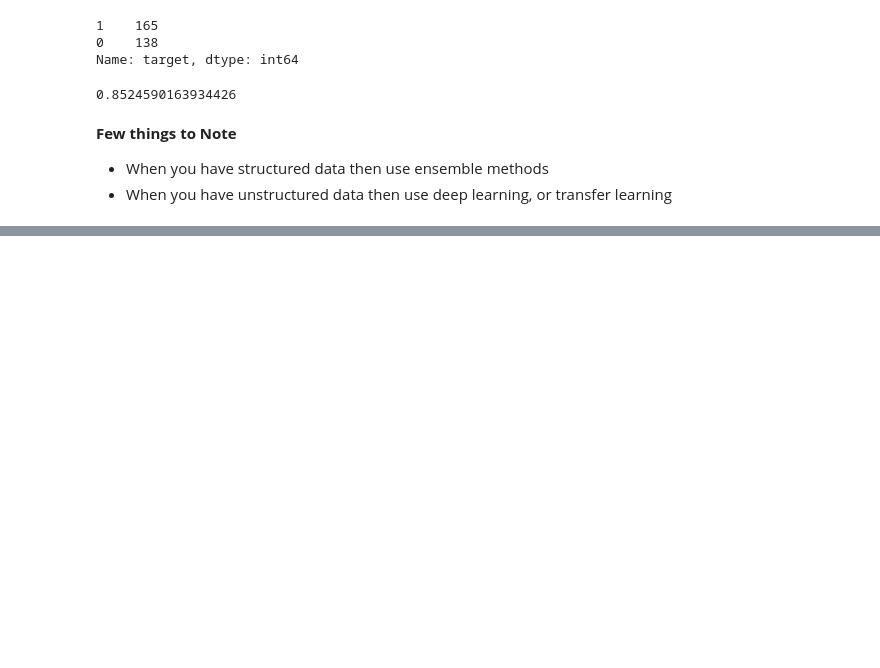
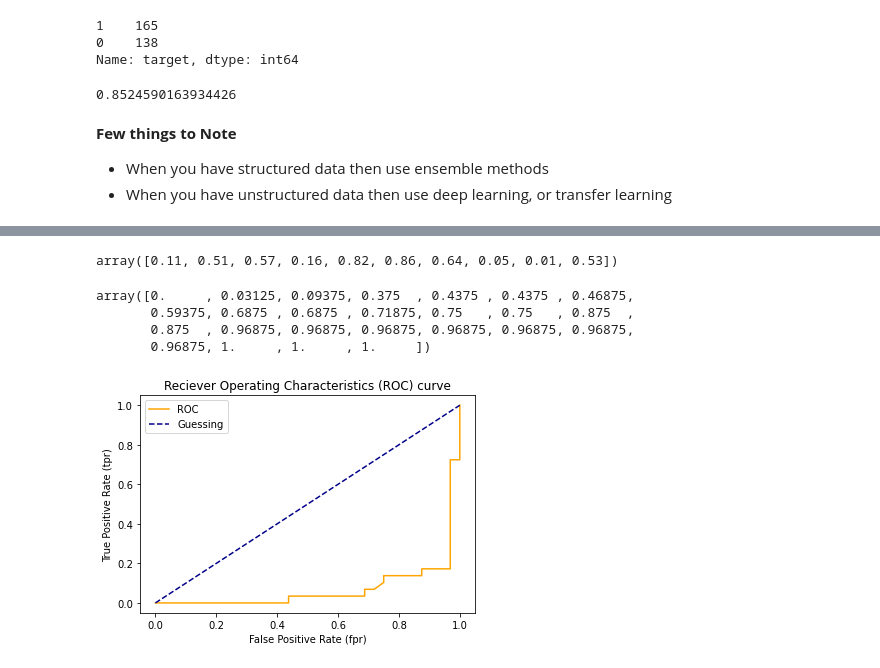
Before and after one commit to SaketMunda/ml-ds-tools-library-introduction, a Jupyter notebook: introduction-to-scikit-learn.ipynb, the cells around one changed output, grey strips where cells are left out. Drawn from its saved outputs; the diff is of its cells as text; code cells hidden in the pictures; blank space fills up the shorter version.

```diff
--- a/introduction-to-scikit-learn.ipynb
+++ b/introduction-to-scikit-learn.ipynb
@@ -877,0 +1222,12 @@ model.score(X_test, y_test)
+# %%
+from sklearn.metrics import roc_curve
+
+np.random.seed(42)
+
+# create training and tests set
+X_train, X_test, y_train, y_test = train_test_split(X,y, test_size=0.2)
+
+clf.fit(X_train, y_train)
+
+# probability predictions to calculate the 1s and 0s
+y_probs = clf.predict_proba(X_test)
@@ -877,0 +1247,43 @@ model.score(X_test, y_test)
+# %%
+# considering only truth value = 1,
+y_probs_positive = y_probs[:,1]
+y_probs_positive[:10]
+# %% [output]
+array([0.11, 0.51, 0.57, 0.16, 0.82, 0.86, 0.64, 0.05, 0.01, 0.53])
+# %%
+# calculate tpr, fpr, threshold
+tpr, fpr, thresholds = roc_curve(y_test, y_probs_positive)
+# %%
+# now our goal is to see the false positive rates when truth is 1
+fpr
+# %% [output]
+array([0.     , 0.03125, 0.09375, 0.375  , 0.4375 , 0.4375 , 0.46875,
+       0.59375, 0.6875 , 0.6875 , 0.71875, 0.75   , 0.75   , 0.875  ,
+       0.875  , 0.96875, 0.96875, 0.96875, 0.96875, 0.96875, 0.96875,
+       0.96875, 1.     , 1.     , 1.     ])
+# %%
+# this is not much insightful, so lets plot it
+
+# creating a function for plotting ROC curves
+
+def plot_roc_curve(fpr, tpr):
+    """
+    Plots a ROC curve given the false positive rate (fpr)
+    and true positive rate (tpr)
+    """
+    # plot roc curve
+    plt.plot(fpr, tpr, color="orange", label="ROC")
+    # plot line with no predictive power (baseline)
+    plt.plot([0,1],[0,1], color="darkblue", label="Guessing", linestyle="--")
+
+    # customize the plot
+    plt.xlabel("False Positive Rate (fpr)")
+    plt.ylabel("True Positive Rate (tpr)")
+    plt.title("Reciever Operating Characteristics (ROC) curve")
+
+    plt.legend()
+    plt.show()
+
+plot_roc_curve(fpr,tpr)
+# %% [output]
+[figure, added]
```
Also changed, not shown: parts of 43 cells of this notebook.
